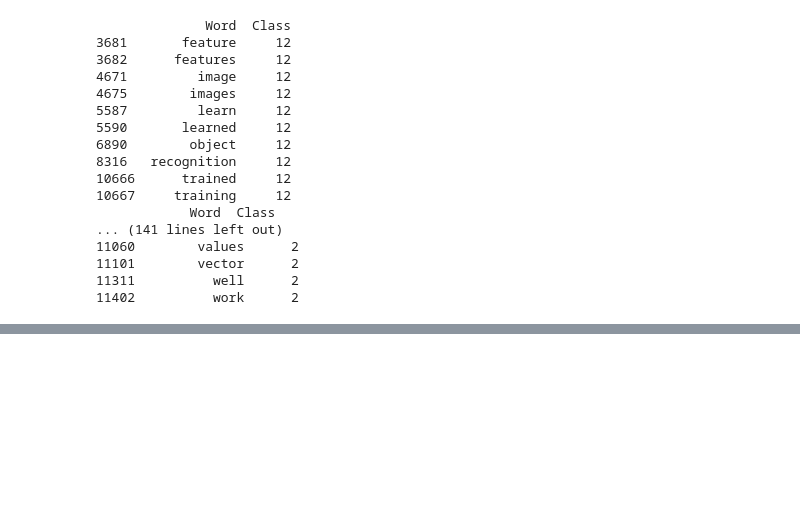
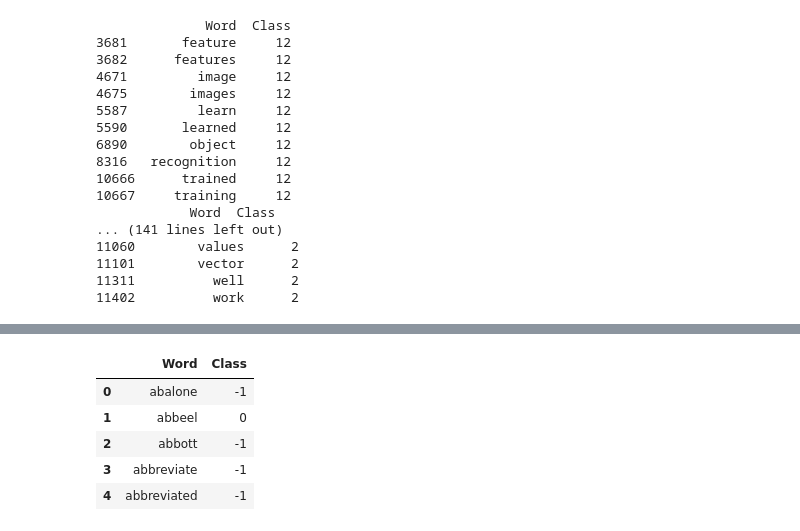
Before and after one commit to Nikhil-Khetani/NIPS-Conference-Papers-Word-Clustering, a Jupyter notebook: main_notebook.ipynb, the cells around one changed output, grey strips where cells are left out. Cells and saved outputs as stored; diff of their text form; code cells hidden in the pictures; blank space fills up the shorter version.

```diff
--- a/main_notebook.ipynb
+++ b/main_notebook.ipynb
@@ -202,0 +237,15 @@ Name: Class, dtype: int64
+# %%
+from sklearn.cluster import DBSCAN
+dbscan = DBSCAN(eps=0.65,metric='cosine')
+y_pred_dbscan = dbscan.fit_predict(X)
+y_pred_dbscan= pd.DataFrame(y).join(pd.DataFrame(y_pred_dbscan))
+# %%
+y_pred_dbscan.rename(columns={"Word":"Word",0:"Class"}, inplace=True)
+y_pred_dbscan.head()
+# %% [output]
+|  | Word | Class |
+| 0 | abalone | -1 |
+| 1 | abbeel | 0 |
+| 2 | abbott | -1 |
+| 3 | abbreviate | -1 |
+| 4 | abbreviated | -1 |
```
Also changed, not shown: parts of 7 cells of this notebook, 1 other file.
